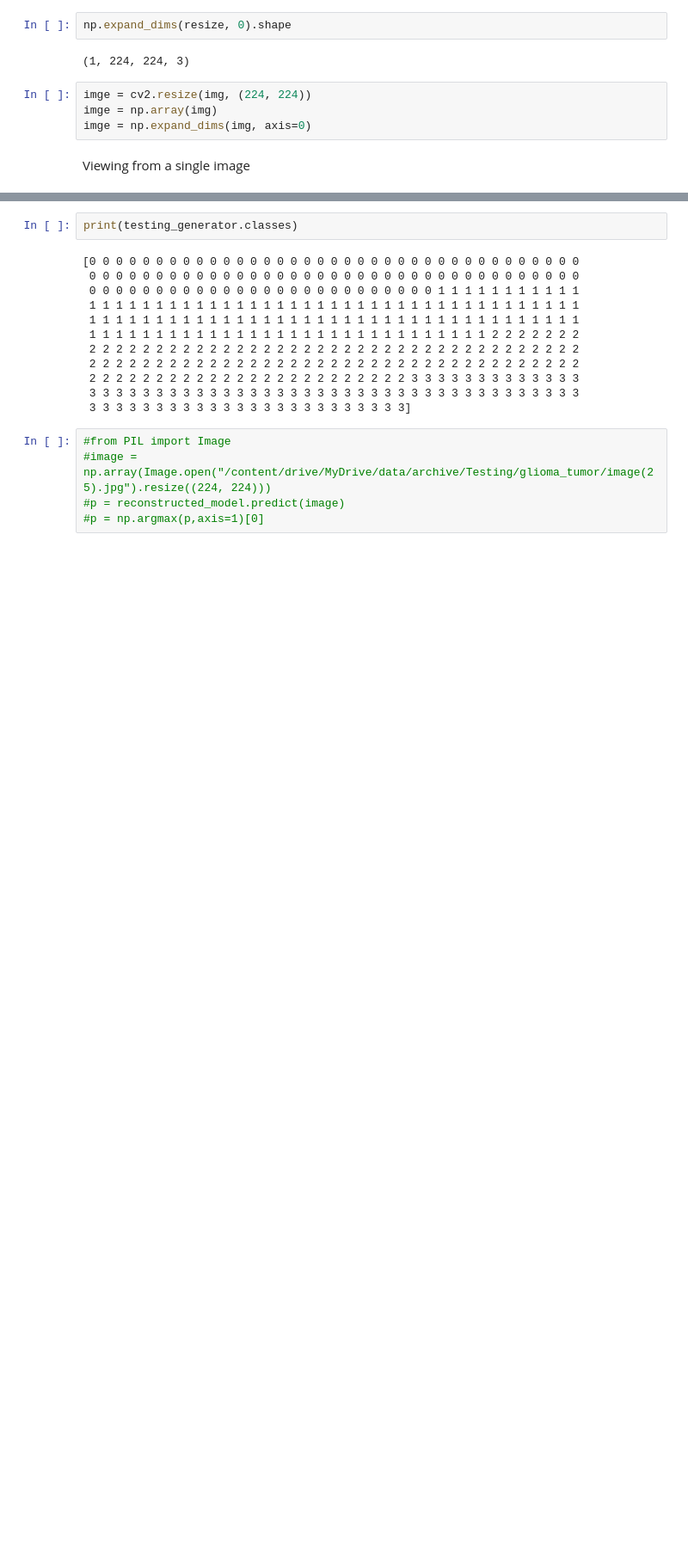
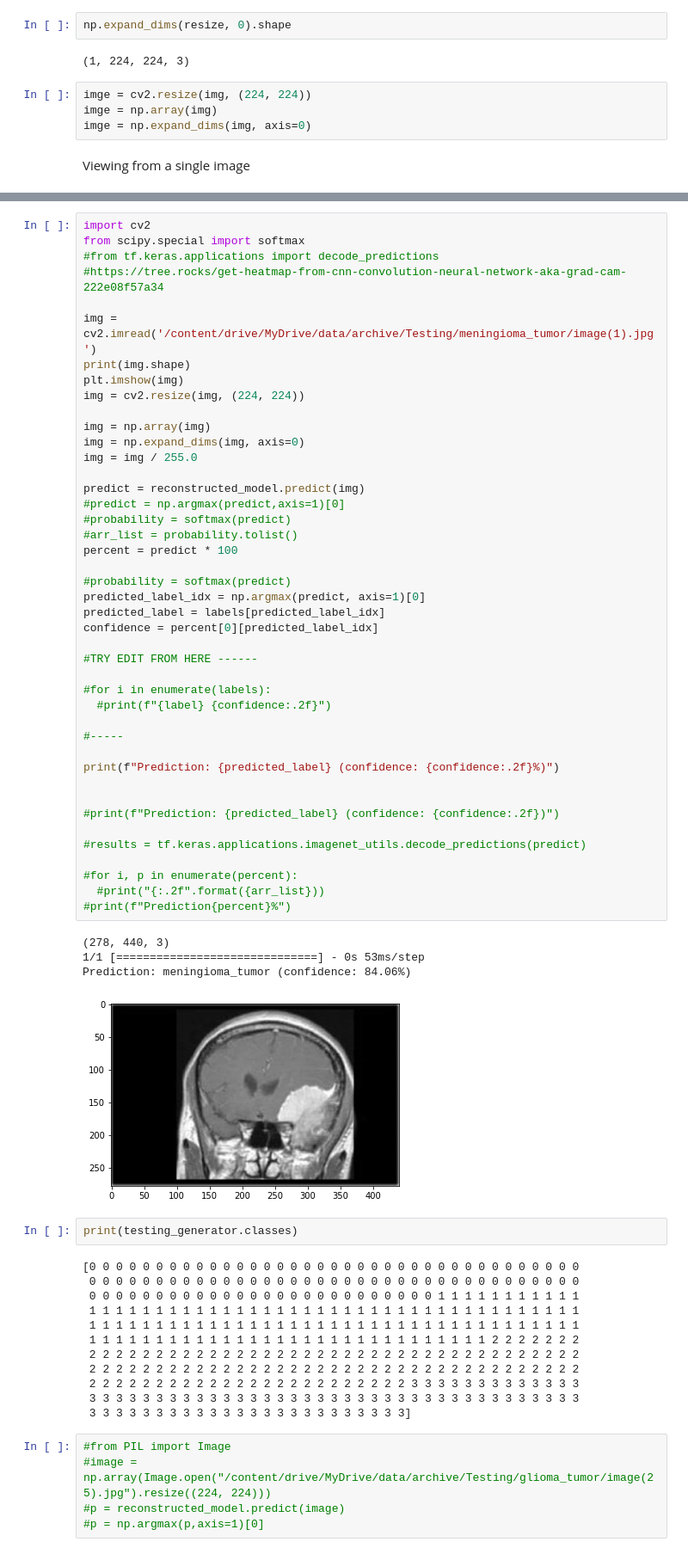
Before and after one commit to Skyrub-dev/BT_AI, a Jupyter notebook: Copy_of_BT_AI.ipynb, the cells around one changed output, grey strips where cells are left out. Shown at 86% size. Drawn from its saved outputs; the diff is of its cells as text; blank space fills up the shorter version.

```diff
--- a/Copy_of_BT_AI.ipynb
+++ b/Copy_of_BT_AI.ipynb
@@ -685,3 +928,51 @@ No tumor
+# %%
+import cv2
+from scipy.special import softmax
+#from tf.keras.applications import decode_predictions
+#https://tree.rocks/get-heatmap-from-cnn-convolution-neural-network-aka-grad-cam-222e08f57a34
+
+img = cv2.imread('/content/drive/MyDrive/data/archive/Testing/meningioma_tumor/image(1).jpg')
+print(img.shape)
+plt.imshow(img)
+img = cv2.resize(img, (224, 224))
+
+img = np.array(img)
+img = np.expand_dims(img, axis=0)
+img = img / 255.0
+
+predict = reconstructed_model.predict(img)
+#predict = np.argmax(predict,axis=1)[0]
+#probability = softmax(predict)
+#arr_list = probability.tolist()
+percent = predict * 100
+
+#probability = softmax(predict)
+predicted_label_idx = np.argmax(predict, axis=1)[0]
+predicted_label = labels[predicted_label_idx]
+confidence = percent[0][predicted_label_idx]
+
+#TRY EDIT FROM HERE ------
+
+#for i in enumerate(labels):
+  #print(f"{label} {confidence:.2f}")
+
+#-----
+
+print(f"Prediction: {predicted_label} (confidence: {confidence:.2f}%)")
+
+
+#print(f"Prediction: {predicted_label} (confidence: {confidence:.2f})")
+
+#results = tf.keras.applications.imagenet_utils.decode_predictions(predict)
+
+#for i, p in enumerate(percent):
+  #print("{:.2f".format({arr_list}))
+#print(f"Prediction{percent}%")
+# %% [output]
+(278, 440, 3)
+1/1 [==============================] - 0s 53ms/step
+Prediction: meningioma_tumor (confidence: 84.06%)
+[figure, added]
 # %%
 print(testing_generator.classes)
 # %% [output]
```
Also changed, not shown: parts of 36 cells of this notebook.
